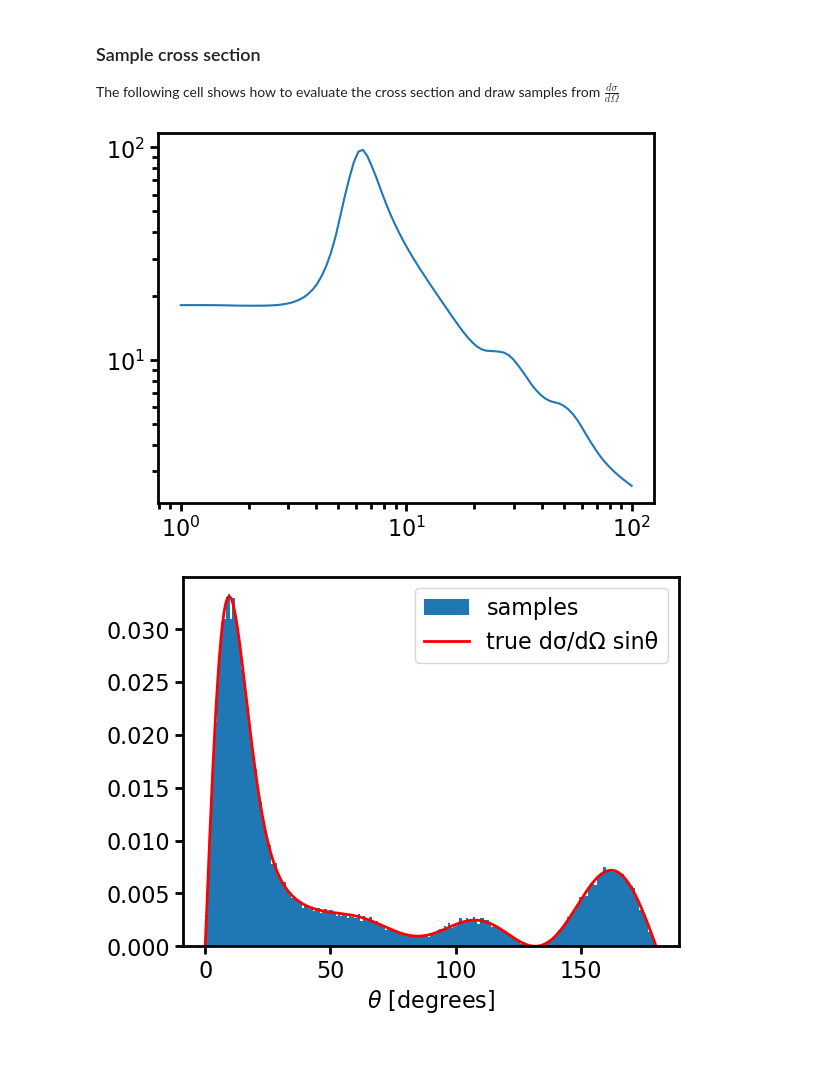
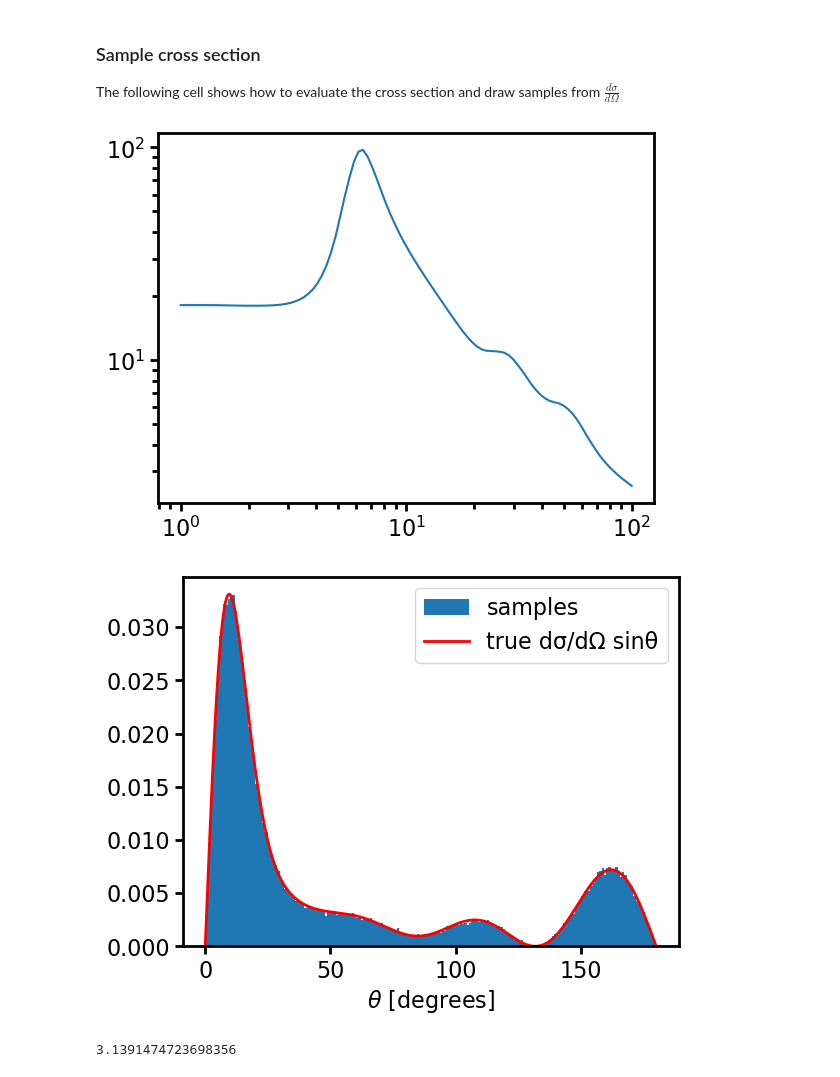
Before and after one commit to dangilman/pykawa, a Jupyter notebook: notebooks/cross_section_comparisons.ipynb, the cells around one changed output. Cells and saved outputs as stored; diff of their text form; code cells hidden in the pictures.

```diff
--- a/notebooks/cross_section_comparisons.ipynb
+++ b/notebooks/cross_section_comparisons.ipynb
@@ -286,34 +286,36 @@ log10alpha = -2.7
 log10_mass_ratio = 4.16
 cross_section = CrossSection.from_phase_shifts(log10v,
                                                phase_shifts,
                                                cross_section_type,
                                               log10alpha,
                                               log10_mass_ratio)
 v = np.logspace(0,2,100)
 amp_at_vref = 10 # 10 cm^2/g
 v_ref = 30 # km/sec
 plt.loglog(v, cross_section(v, amp_at_vref, v_ref)); plt.show()
 
 # SAMPLE AT V = 97.12 KM/SEC (from first cell)
-theta = cross_section.sample_scattering_angle(v=97.12, n_samples=100000)
+theta = cross_section.sample_scattering_angle(v=97.12, n_samples=100000, n_theta=100000)
 plt.hist(np.degrees(theta), bins=200, density=True, label='samples')
 plt.xlabel(r'$\theta$ [degrees]')
 
 # evaluate dσ/dΩ on a smooth grid for overlay
 theta_grid = np.linspace(1e-4, np.pi, 1000)
 i_eval = 31
 dsigma = partial_wave_sum_angular(np.array([v[i_eval]]), theta_grid, phase_shifts[i_eval:i_eval+1])[0]
 
 # normalize to probability density in degrees
 weights = dsigma * np.sin(theta_grid)
 weights /= np.trapz(weights, theta_grid)
 weights_deg = weights * np.pi / 180  # convert to per-degree density
 
 plt.plot(np.degrees(theta_grid), weights_deg, color='r', lw=2, label='true dσ/dΩ sinθ')
 plt.legend()
 plt.show()
 # %% [output]
 [figure]
-[figure, old version]
+[figure, new version]
 # %%
 print(np.max(theta))
+# %% [output]
+3.1391474723698356
```
Also changed, not shown: parts of 2 cells of this notebook, 5 other files.
